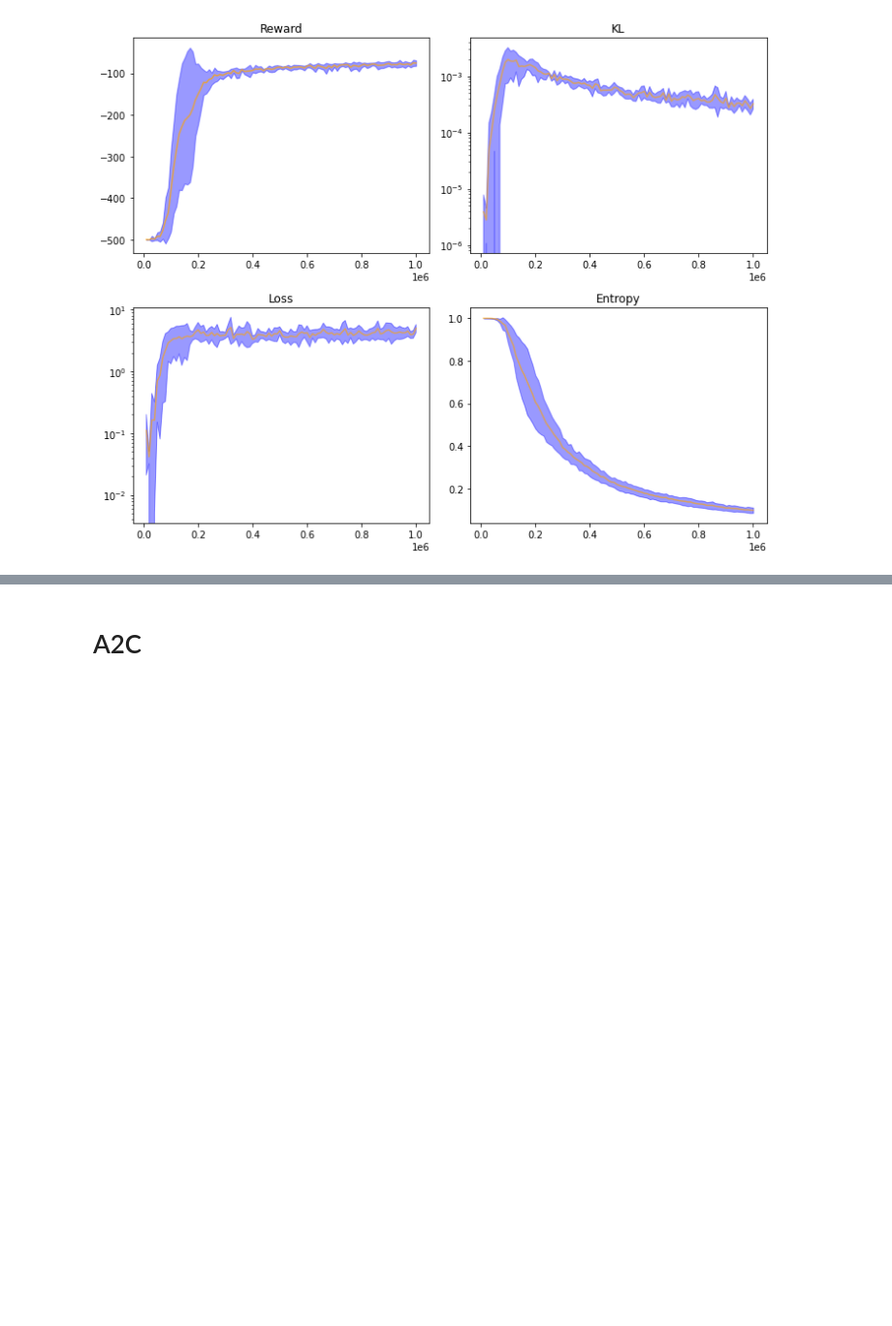
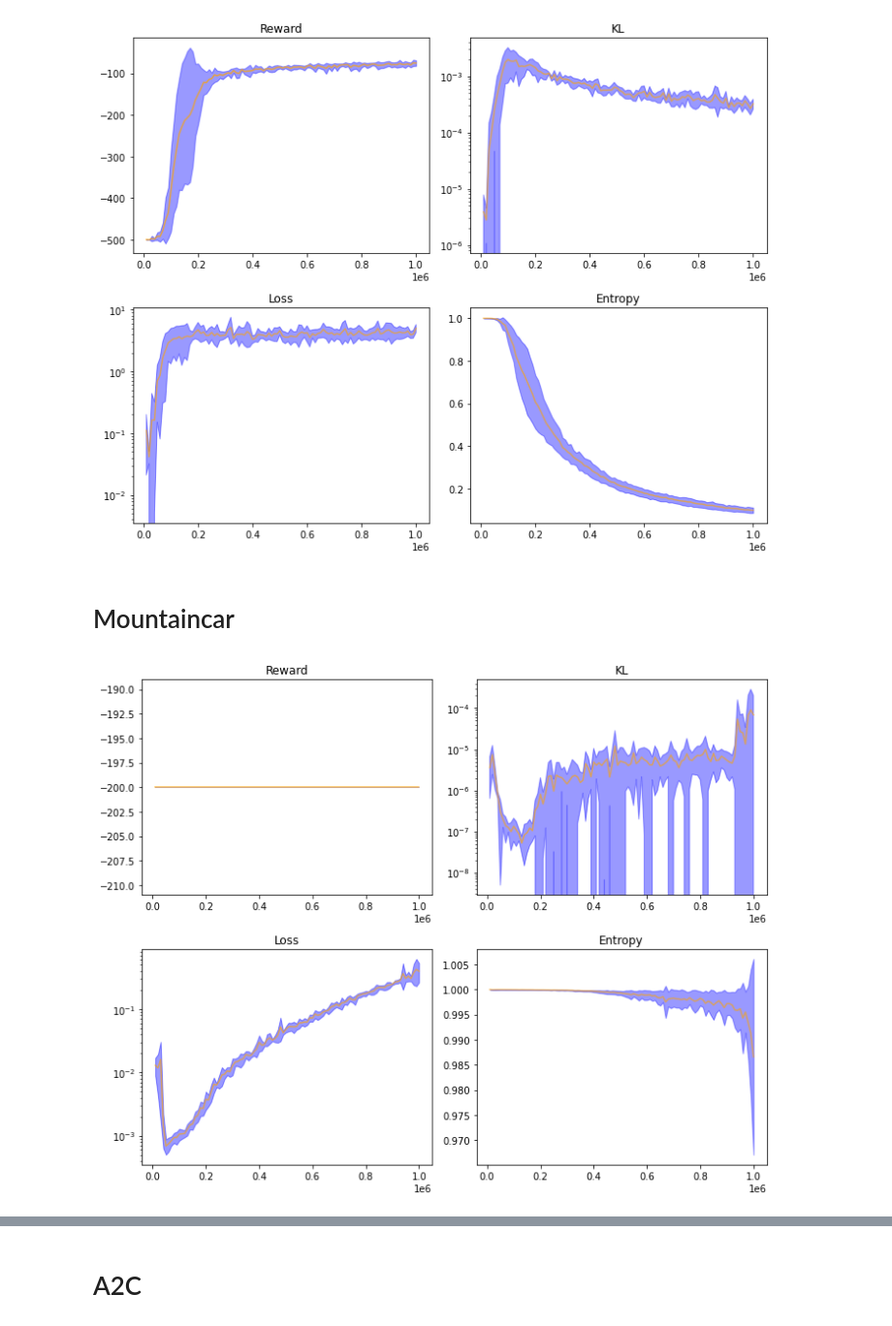
Before and after one commit to riccardodv/MirrorRL, a Jupyter notebook: analyse.ipynb, the cells around one changed output, grey strips where cells are left out. Shown at 97% size. Cells and saved outputs as stored; diff of their text form; code cells hidden in the pictures; blank space fills up the shorter version.

```diff
--- a/analyse.ipynb
+++ b/analyse.ipynb
@@ -249,2 +249,10 @@ plt.savefig("./Figures/CaRL_acrobot__"+path.replace("/","_")+".pdf", format='pdf
 # %% [output]
 [figure]
+# %% [markdown]
+# Mountaincar
+# %%
+path = "ray_results/run_2022-05-28_18-39-32/"
+plot_all_av_std(path, limsup = None, time = False, choose_nb=50)
+plt.savefig("./Figures/CaRL_mountaincar__"+path.replace("/","_")+".pdf", format='pdf')
+# %% [output]
+[figure, added]
```
Also changed, not shown: parts of 7 cells of this notebook, 1 other file.
